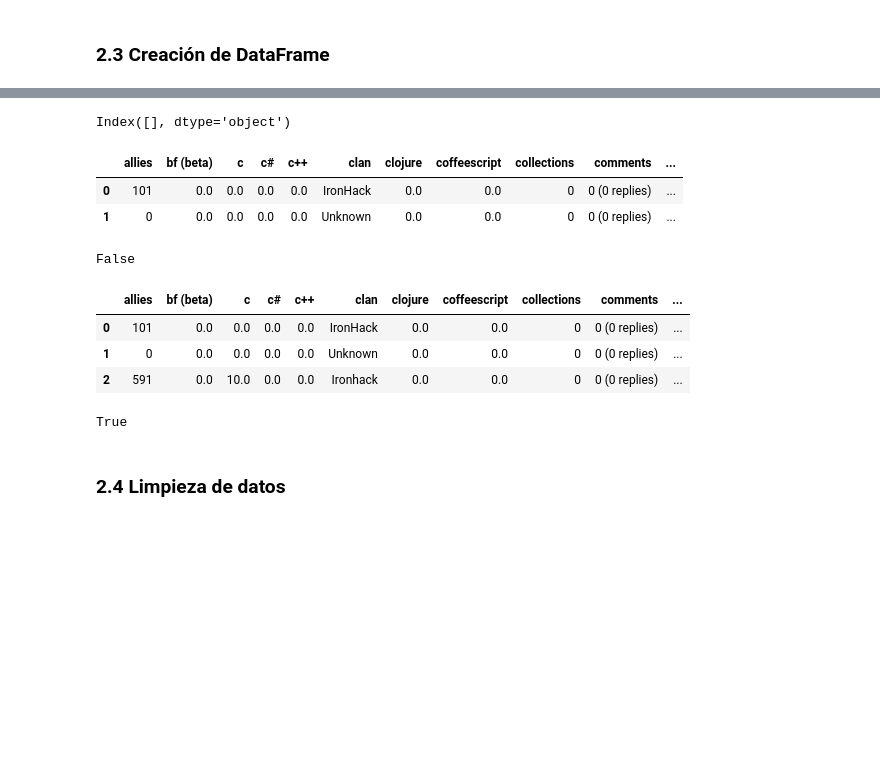
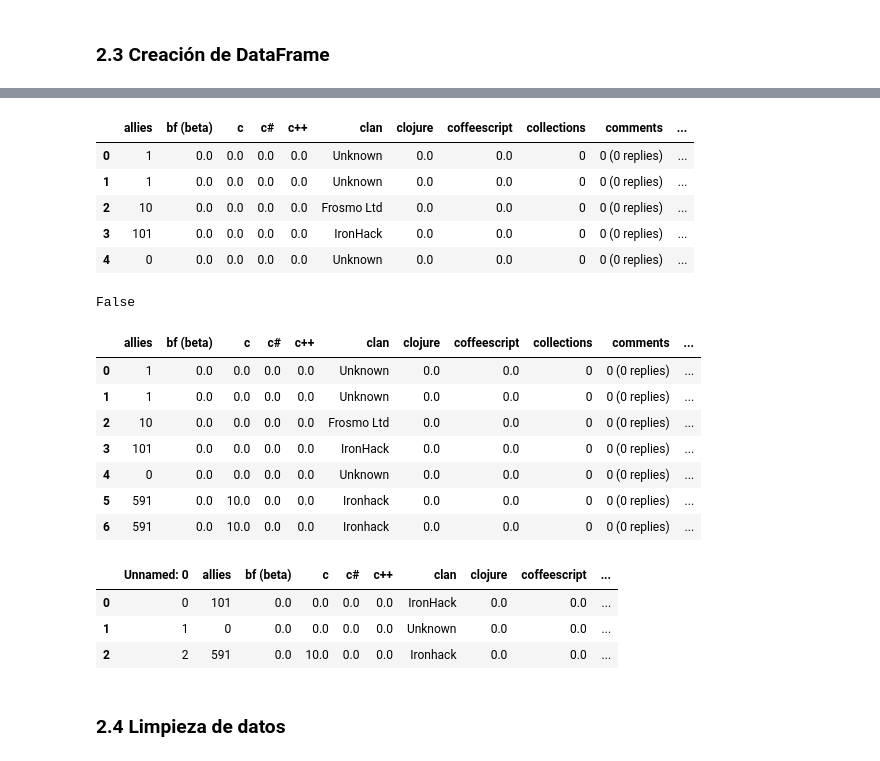
Before and after one commit to albertogcmr/final-project-codewars-ih, a Jupyter notebook: source/codewars-leaderboard.ipynb, the cells around one changed output, grey strips where cells are left out. Drawn from its saved outputs; the diff is of its cells as text; code cells hidden in the pictures; blank space fills up the shorter version.

```diff
--- a/source/codewars-leaderboard.ipynb
+++ b/source/codewars-leaderboard.ipynb
@@ -292,7 +292,9 @@ def create_row(data, new_user):
 df_users = pd.DataFrame()
 # %%
 # Por cada uno de los usuarios recopilados, creamos un registro en df_users
-for user in total:
+total_10 = [u for u in total][:3]
+for i, user in enumerate(total_10):
     df_users = create_row(data=df_users, new_user=user)
-df_user.head()
+    print(i)
+df_users.head()
 # %% [output]
@@ -300,31 +308,41 @@ df_user.head()
-# %%
-df_users.columns
-# %% [output]
-Index([], dtype='object')
 # %%
 df_users = create_row(data=df_users, new_user='ijcernicharo')
 df_users = create_row(data=df_users, new_user='pablobarrio')
 df_users.head()
 # %% [output]
 |  | allies | bf (beta) | c | c# | c++ | clan | clojure | coffeescript | collections | comments | ... |
-| 0 | 101 | 0.0 | 0.0 | 0.0 | 0.0 | IronHack | 0.0 | 0.0 | 0 | 0 (0 replies) | ... |
-| 1 | 0 | 0.0 | 0.0 | 0.0 | 0.0 | Unknown | 0.0 | 0.0 | 0 | 0 (0 replies) | ... |
+| 0 | 1 | 0.0 | 0.0 | 0.0 | 0.0 | Unknown | 0.0 | 0.0 | 0 | 0 (0 replies) | ... |
+| 1 | 1 | 0.0 | 0.0 | 0.0 | 0.0 | Unknown | 0.0 | 0.0 | 0 | 0 (0 replies) | ... |
+| 2 | 10 | 0.0 | 0.0 | 0.0 | 0.0 | Frosmo Ltd | 0.0 | 0.0 | 0 | 0 (0 replies) | ... |
+| 3 | 101 | 0.0 | 0.0 | 0.0 | 0.0 | IronHack | 0.0 | 0.0 | 0 | 0 (0 replies) | ... |
+| 4 | 0 | 0.0 | 0.0 | 0.0 | 0.0 | Unknown | 0.0 | 0.0 | 0 | 0 (0 replies) | ... |
 # %%
 'linkedin' in df_users.columns
 # %% [output]
 False
 # %%
 df_users = create_row(data=df_users, new_user='albertogcmr')
-df_users.head()
+df_users.head(7)
 # %% [output]
 |  | allies | bf (beta) | c | c# | c++ | clan | clojure | coffeescript | collections | comments | ... |
-| 0 | 101 | 0.0 | 0.0 | 0.0 | 0.0 | IronHack | 0.0 | 0.0 | 0 | 0 (0 replies) | ... |
-| 1 | 0 | 0.0 | 0.0 | 0.0 | 0.0 | Unknown | 0.0 | 0.0 | 0 | 0 (0 replies) | ... |
-| 2 | 591 | 0.0 | 10.0 | 0.0 | 0.0 | Ironhack | 0.0 | 0.0 | 0 | 0 (0 replies) | ... |
+| 0 | 1 | 0.0 | 0.0 | 0.0 | 0.0 | Unknown | 0.0 | 0.0 | 0 | 0 (0 replies) | ... |
+| 1 | 1 | 0.0 | 0.0 | 0.0 | 0.0 | Unknown | 0.0 | 0.0 | 0 | 0 (0 replies) | ... |
+| 2 | 10 | 0.0 | 0.0 | 0.0 | 0.0 | Frosmo Ltd | 0.0 | 0.0 | 0 | 0 (0 replies) | ... |
+| 3 | 101 | 0.0 | 0.0 | 0.0 | 0.0 | IronHack | 0.0 | 0.0 | 0 | 0 (0 replies) | ... |
+| 4 | 0 | 0.0 | 0.0 | 0.0 | 0.0 | Unknown | 0.0 | 0.0 | 0 | 0 (0 replies) | ... |
+| 5 | 591 | 0.0 | 10.0 | 0.0 | 0.0 | Ironhack | 0.0 | 0.0 | 0 | 0 (0 replies) | ... |
+| 6 | 591 | 0.0 | 10.0 | 0.0 | 0.0 | Ironhack | 0.0 | 0.0 | 0 | 0 (0 replies) | ... |
 # %%
 'linkedin' in df_users.columns
-# %% [output]
-True
+# %%
+df_users.to_csv('../output/dataframe.csv')
+df = pd.read_csv('../output/dataframe.csv')
+df.head()
+# %% [output]
+|  | Unnamed: 0 | allies | bf (beta) | c | c# | c++ | clan | clojure | coffeescript | ... |
+| 0 | 0 | 101 | 0.0 | 0.0 | 0.0 | 0.0 | IronHack | 0.0 | 0.0 | ... |
+| 1 | 1 | 0 | 0.0 | 0.0 | 0.0 | 0.0 | Unknown | 0.0 | 0.0 | ... |
+| 2 | 2 | 591 | 0.0 | 10.0 | 0.0 | 0.0 | Ironhack | 0.0 | 0.0 | ... |
 # %% [markdown]
 ### 2.4 Limpieza de datos
 # %% [markdown]
```
Also changed, not shown: parts of 1 cell of this notebook.
